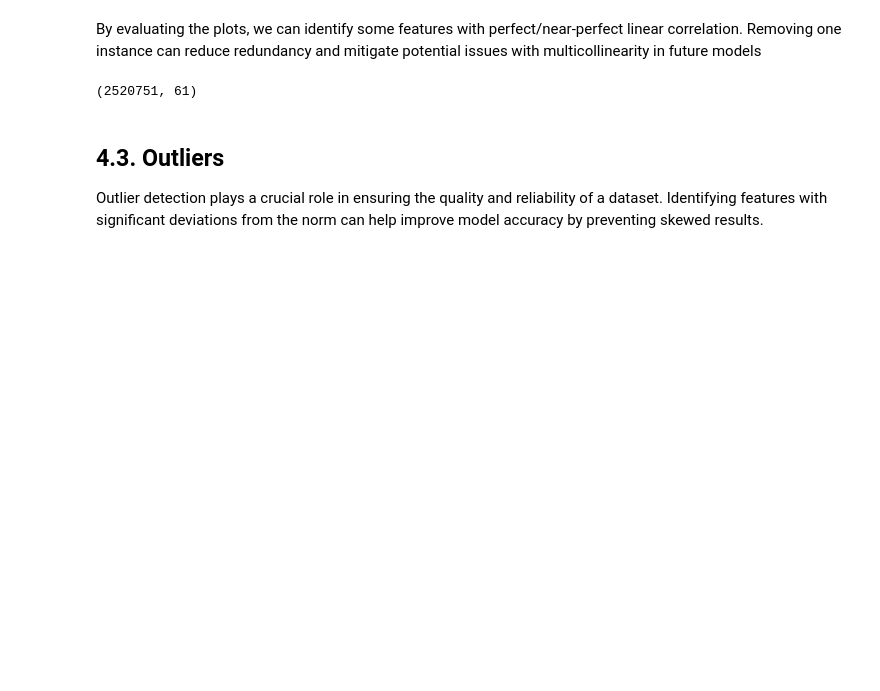
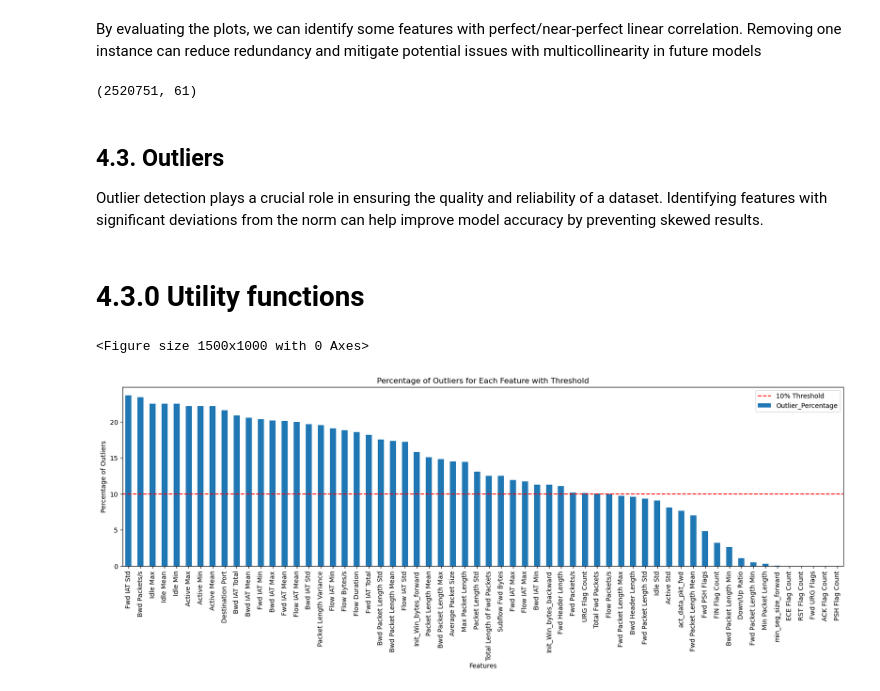
Before and after one commit to Tesfay-Hagos/ML-CICIDS-project, a Jupyter notebook: data-cleaning-and-analysis.ipynb, the cells around one changed output. Cells and saved outputs as stored; diff of their text form; code cells hidden in the pictures; blank space fills up the shorter version.

Commit message:
Update data cleaning and analysis notebook with new methodologies and improved visualizations

```diff
--- a/data-cleaning-and-analysis.ipynb
+++ b/data-cleaning-and-analysis.ipynb
@@ -823,3 +823,5 @@ data.shape
 ## 4.3. Outliers
 
 Outlier detection plays a crucial role in ensuring the quality and reliability of a dataset. Identifying features with significant deviations from the norm can help improve model accuracy by preventing skewed results.
+# %% [markdown]
+# 4.3.0 Utility functions
@@ -825,0 +871,25 @@ Outlier detection plays a crucial role in ensuring the quality and reliability o
+# %%
+# Calculate outliers percentage
+outlier_percentages = calculate_outliers_percentage(data[numeric_features])
+
+# Convert to DataFrame for easier manipulation
+outliers_df = pd.DataFrame.from_dict(outlier_percentages, orient='index', columns=['Outlier_Percentage'])
+
+# Define the threshold for concern
+threshold = 10
+
+# Identify features with high percentage of outliers
+high_outlier_features = outliers_df[outliers_df['Outlier_Percentage'] > threshold]
+
+# Plot the outlier percentages and highlight features above the threshold
+plt.figure(figsize=(15, 10))
+outliers_df.sort_values(by='Outlier_Percentage', ascending=False).plot(kind='bar', legend=False, figsize=(20, 5))
+plt.axhline(y=threshold, color='r', linestyle='--', label=f'{threshold}% Threshold')
+plt.xlabel('Features')
+plt.ylabel('Percentage of Outliers')
+plt.title('Percentage of Outliers for Each Feature with Threshold')
+plt.legend()
+plt.show()
+# %% [output]
+<Figure size 1500x1000 with 0 Axes>
+[figure, added]
```
Also changed, not shown: parts of 24 cells of this notebook.
